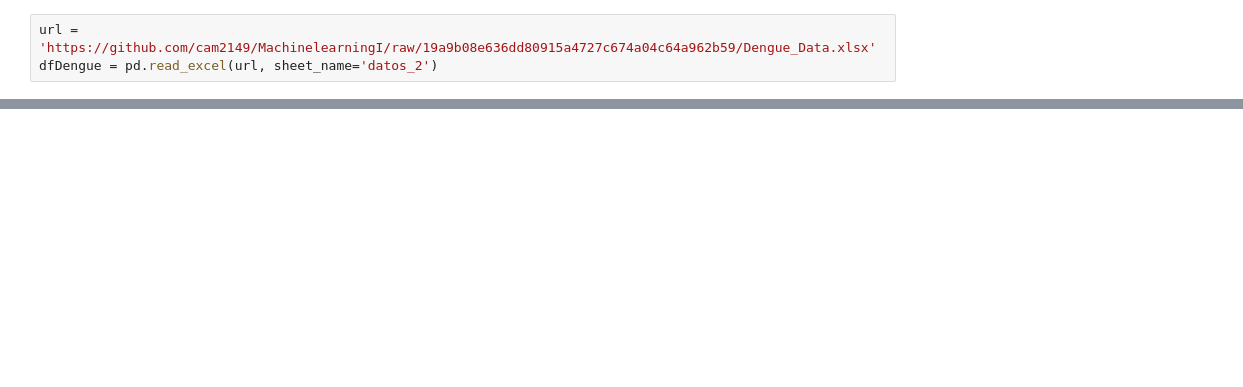
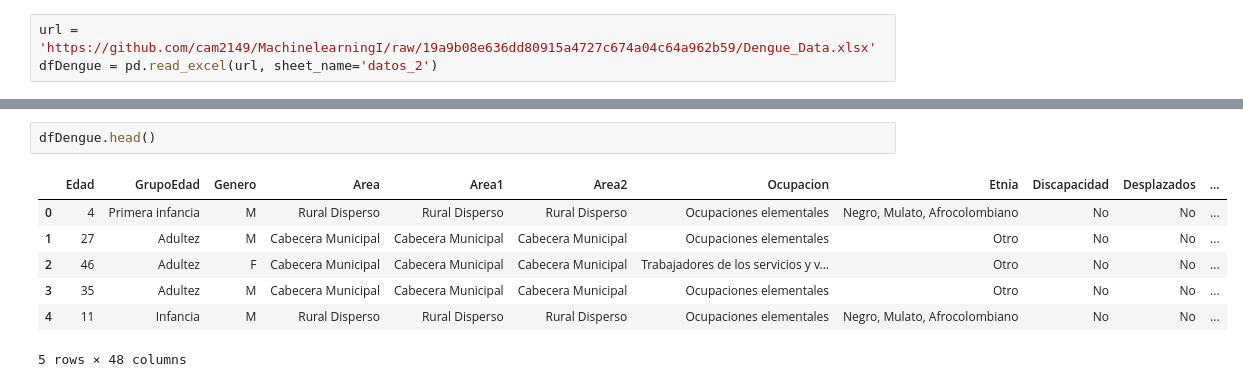
Before and after one commit to cam2149/MachinelearningI, a Jupyter notebook: Examen3_Ejercicio4.ipynb, the cells around one changed output, grey strips where cells are left out. Cells and saved outputs as stored; diff of their text form; blank space fills up the shorter version.

```diff
--- a/Examen3_Ejercicio4.ipynb
+++ b/Examen3_Ejercicio4.ipynb
@@ -189,0 +90,10 @@ dfDengue = pd.read_excel(url, sheet_name='datos_2')
+# %%
+dfDengue.head()
+# %% [output]
+|  | Edad | GrupoEdad | Genero | Area | Area1 | Area2 | Ocupacion | Etnia | Discapacidad | Desplazados | ... |
+| 0 | 4 | Primera infancia | M | Rural Disperso | Rural Disperso | Rural Disperso | Ocupaciones elementales | Negro, Mulato, Afrocolombiano | No | No | ... |
+| 1 | 27 | Adultez | M | Cabecera Municipal | Cabecera Municipal | Cabecera Municipal | Ocupaciones elementales | Otro | No | No | ... |
+| 2 | 46 | Adultez | F | Cabecera Municipal | Cabecera Municipal | Cabecera Municipal | Trabajadores de los servicios y v... | Otro | No | No | ... |
+| 3 | 35 | Adultez | M | Cabecera Municipal | Cabecera Municipal | Cabecera Municipal | Ocupaciones elementales | Otro | No | No | ... |
+| 4 | 11 | Infancia | M | Rural Disperso | Rural Disperso | Rural Disperso | Ocupaciones elementales | Negro, Mulato, Afrocolombiano | No | No | ... |
+5 rows × 48 columns
```
Also changed, not shown: parts of 33 cells of this notebook.
